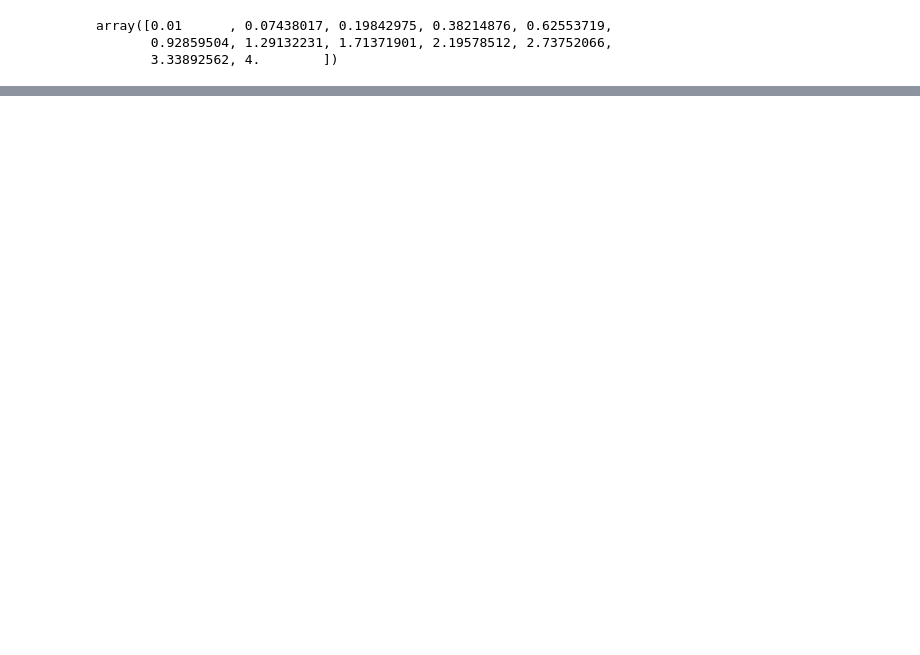
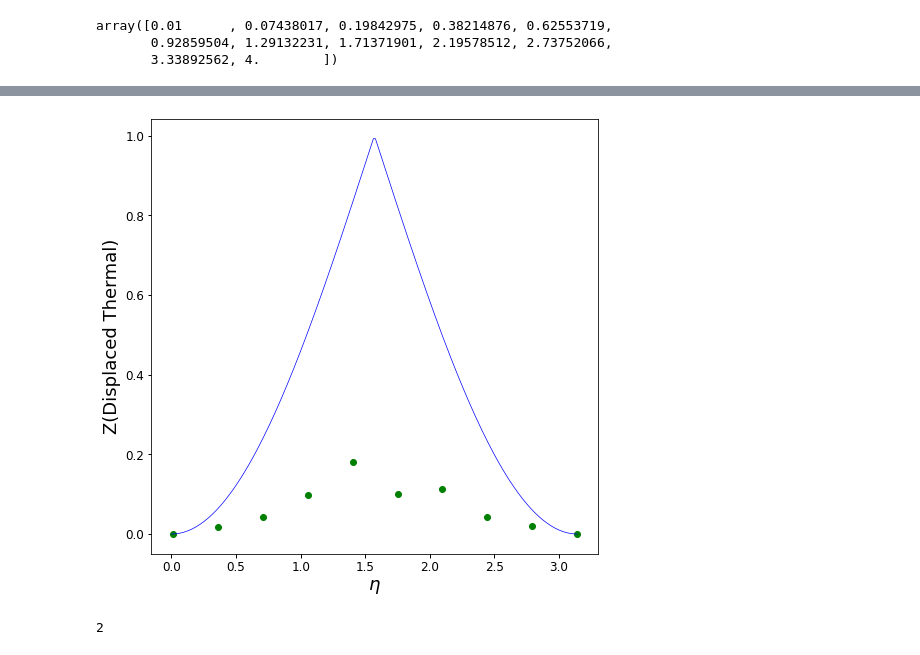
Before and after one commit to estebanmv/Random-Sampling-Extremal-POVMs, a Jupyter notebook: DisplacedPlot.ipynb, the cells around one changed output, grey strips where cells are left out. Cells and saved outputs as stored; diff of their text form; code cells hidden in the pictures; blank space fills up the shorter version.

```diff
--- a/DisplacedPlot.ipynb
+++ b/DisplacedPlot.ipynb
@@ -126,0 +207,19 @@ plt.show()
+# %%
+xZ = np.linspace(0,np.pi,200)
+yZ = 1-np.absolute(np.cos(xZ))
+# %%
+plt.figure(figsize=(8,8))
+#plt.plot(DQubit.x[:10],DQubit.y[:10],'ro')
+plt.plot(DQubit.x[20:],DQubit.y[20:],'go')
+plt.plot(xZ,yZ, "b-",linewidth=0.7)
+plt.ylabel('Z(Displaced Thermal)', fontsize=18)
+plt.xlabel(r'$\eta$', fontsize=18)
+plt.tick_params(labelsize=12,width=1)
+plt.savefig("QubitTest.pdf")
+plt.show()
+# %% [output]
+[figure, added]
+# %%
+1+1
+# %% [output]
+2
```
Also changed, not shown: parts of 18 cells of this notebook, 6 other files.
